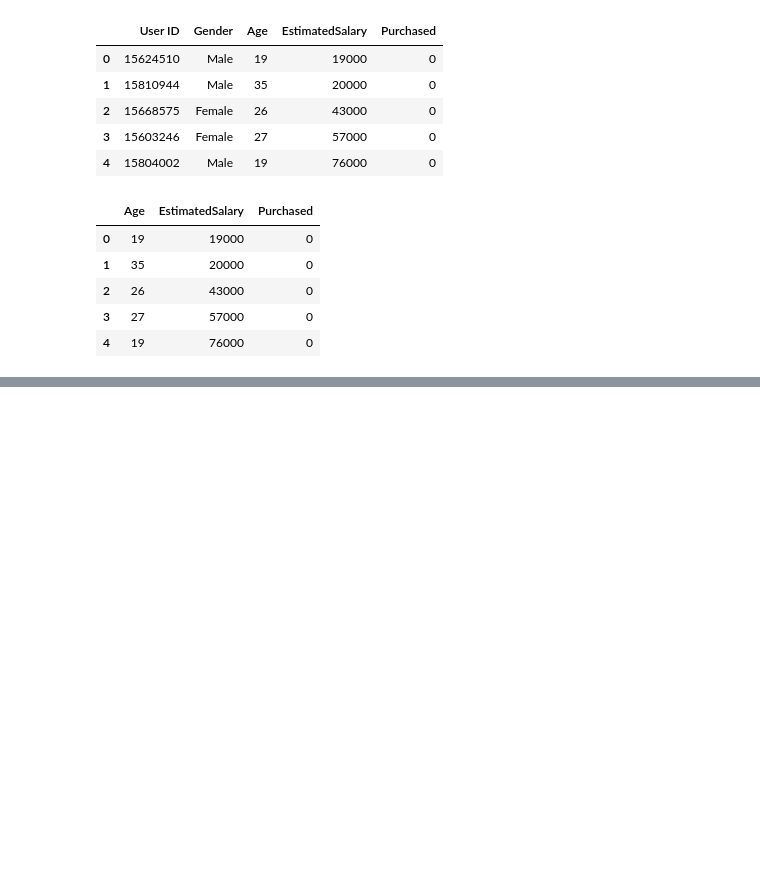
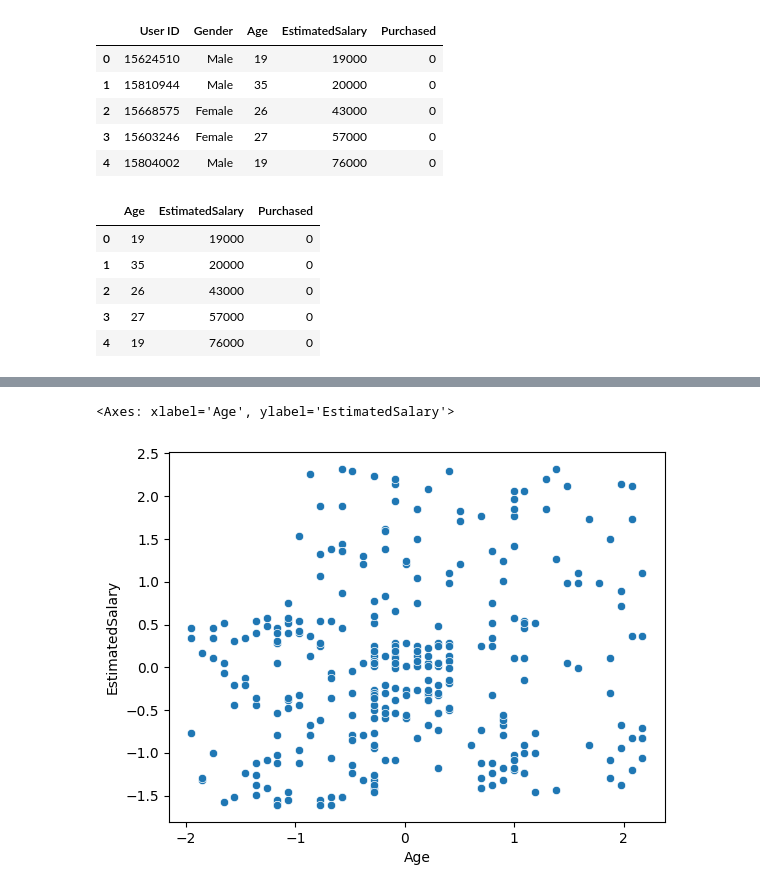
Before and after one commit to Alsanad-Opium/deep-learning-pytorch, a Jupyter notebook: MLandDL/ML/Machine Learning/Feature engineering/feature_scaling.ipynb, the cells around one changed output, grey strips where cells are left out. Drawn from its saved outputs; the diff is of its cells as text; code cells hidden in the pictures; blank space fills up the shorter version.

```diff
--- a/MLandDL/ML/Machine Learning/Feature engineering/feature_scaling.ipynb
+++ b/MLandDL/ML/Machine Learning/Feature engineering/feature_scaling.ipynb
@@ -226,0 +271,3 @@ df.head()
+# %%
+x_train_scaled = pd.DataFrame(x_train_scaled,columns=x_train.columns) # converting the scaled training data back to a dataframe and assigning the column names of the original training data to the scaled training data
+x_test_scaled = pd.DataFrame(x_test_scaled,columns=x_test.columns)
@@ -226,0 +290,5 @@ df.head()
+# %%
+sns.scatterplot(x = x_train_scaled['Age'], y = x_train_scaled['EstimatedSalary'])
+# %% [output]
+<Axes: xlabel='Age', ylabel='EstimatedSalary'>
+[figure, added]
```
Also changed, not shown: parts of 6 cells of this notebook.
